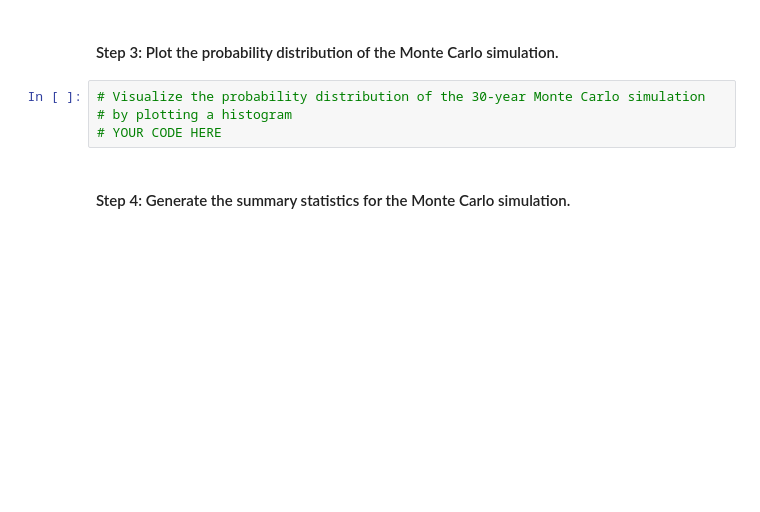
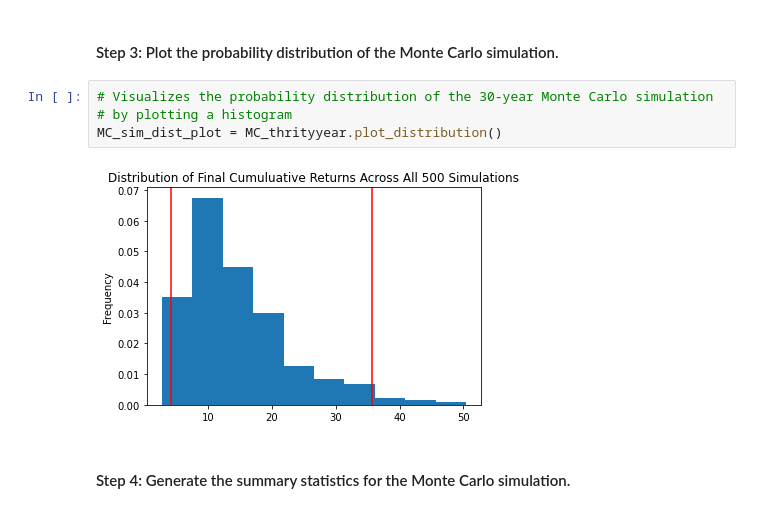
Before and after one commit to carljfrederick/financial-health-app, a Jupyter notebook: financial_planning_tools.ipynb, the cells around one changed output. Saved outputs shown, nothing was run; the diff lists cells and outputs as text; blank space fills up the shorter version.

```diff
--- a/financial_planning_tools.ipynb
+++ b/financial_planning_tools.ipynb
@@ -448,9 +536,11 @@ In this section, you’ll use the MCForecastTools library to create a Monte Carl
 # %% [markdown]
 #### Step 3: Plot the probability distribution of the Monte Carlo simulation.
 # %%
-# Visualize the probability distribution of the 30-year Monte Carlo simulation
+# Visualizes the probability distribution of the 30-year Monte Carlo simulation
 # by plotting a histogram
-# YOUR CODE HERE
+MC_sim_dist_plot = MC_thrityyear.plot_distribution()
+# %% [output]
+[figure, added]
 # %% [markdown]
 #### Step 4: Generate the summary statistics for the Monte Carlo simulation.
 # %%
```
Also changed, not shown: parts of 17 cells of this notebook.
